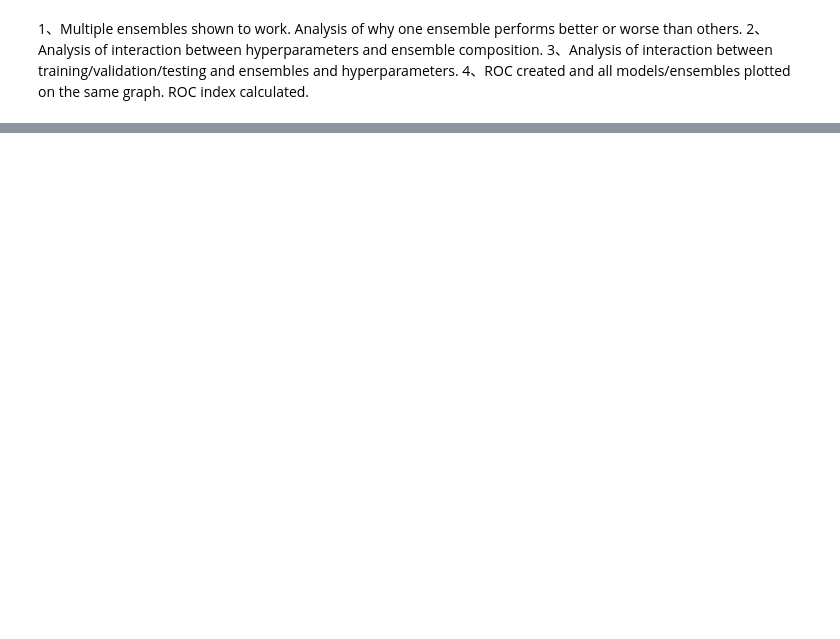
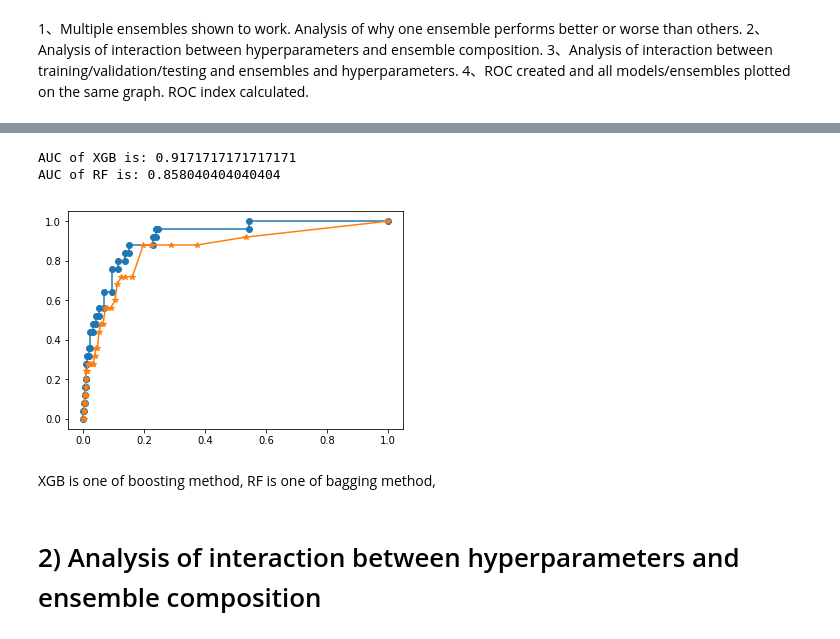
Before and after one commit to Ming-H/ozone, a Jupyter notebook: XGB_RF.ipynb, the cells around one changed output, grey strips where cells are left out. Cells and saved outputs as stored; diff of their text form; code cells hidden in the pictures; blank space fills up the shorter version.

```diff
--- a/XGB_RF.ipynb
+++ b/XGB_RF.ipynb
@@ -37,5 +29,6 @@ df_data2.iloc[:3]
 # %%
-def func(df_data, alpha):
+# training testing split, positive data is little, so just split dataset into two part.
+def data_split(df_data, alpha):
     X_train, X_test, y_train, y_test = train_test_split(\
                             df_data.iloc[:, 1:-1].values,
                             df_data.iloc[:, -1].values,
@@ -43,4 +36,4 @@ def func(df_data, alpha):
                             random_state=42)
     return X_train, X_test, y_train, y_test
 # %%
-X_train, X_test, y_train, y_test = func(df_data1, 0.4)
+X_train, X_test, y_train, y_test = data_split(df_data1, 0.4)
@@ -124,0 +62,18 @@ print(auc_score1)
+# %%
+# train model
+clf1.fit(X_train, y_train)
+clf2.fit(X_train, y_train)
+
+# predict
+y_pre1 = clf1.predict_proba(X_test)[:, 1]
+y_pre2 = clf2.predict_proba(X_test)[:, 1]
+
+# calculate ROC index
+fpr1, tpr1, thresholds1 = metrics.roc_curve(y_test, y_pre1)
+fpr2, tpr2, thresholds2 = metrics.roc_curve(y_test, y_pre2)
+
+ROC_index_XGB = [(i,j) for i,j in zip(fpr1, tpr1)]
+print("ROC_index of XGB is:\n", ROC_index_XGB)
+
+ROC_index_RF = [(i,j) for i,j in zip(fpr2, tpr2)]
+print("ROC_index of RF is:\n", ROC_index_RF)
@@ -124,0 +85,21 @@ print(auc_score1)
+# %%
+# calculate AUC
+auc_score1 = metrics.roc_auc_score(y_test,y_pre1)
+print('AUC of XGB is:', auc_score1)
+auc_score2 = metrics.roc_auc_score(y_test,y_pre2)
+print('AUC of RF is:',auc_score2)
+
+# plot ROC of the models
+plt.plot(fpr1, tpr1, marker = 'o', label="xgb")
+
+plt.plot(fpr2, tpr2, marker = '*', label="RF")
+
+plt.show()
+# %% [output]
+AUC of XGB is: 0.9171717171717171
+AUC of RF is: 0.858040404040404
+[figure, added]
+# %% [markdown]
+XGB is one of boosting method, RF is one of bagging method,
+# %% [markdown]
+# 2) Analysis of interaction between hyperparameters and ensemble composition
```
Also changed, not shown: parts of 18 cells of this notebook, 2 other files.
